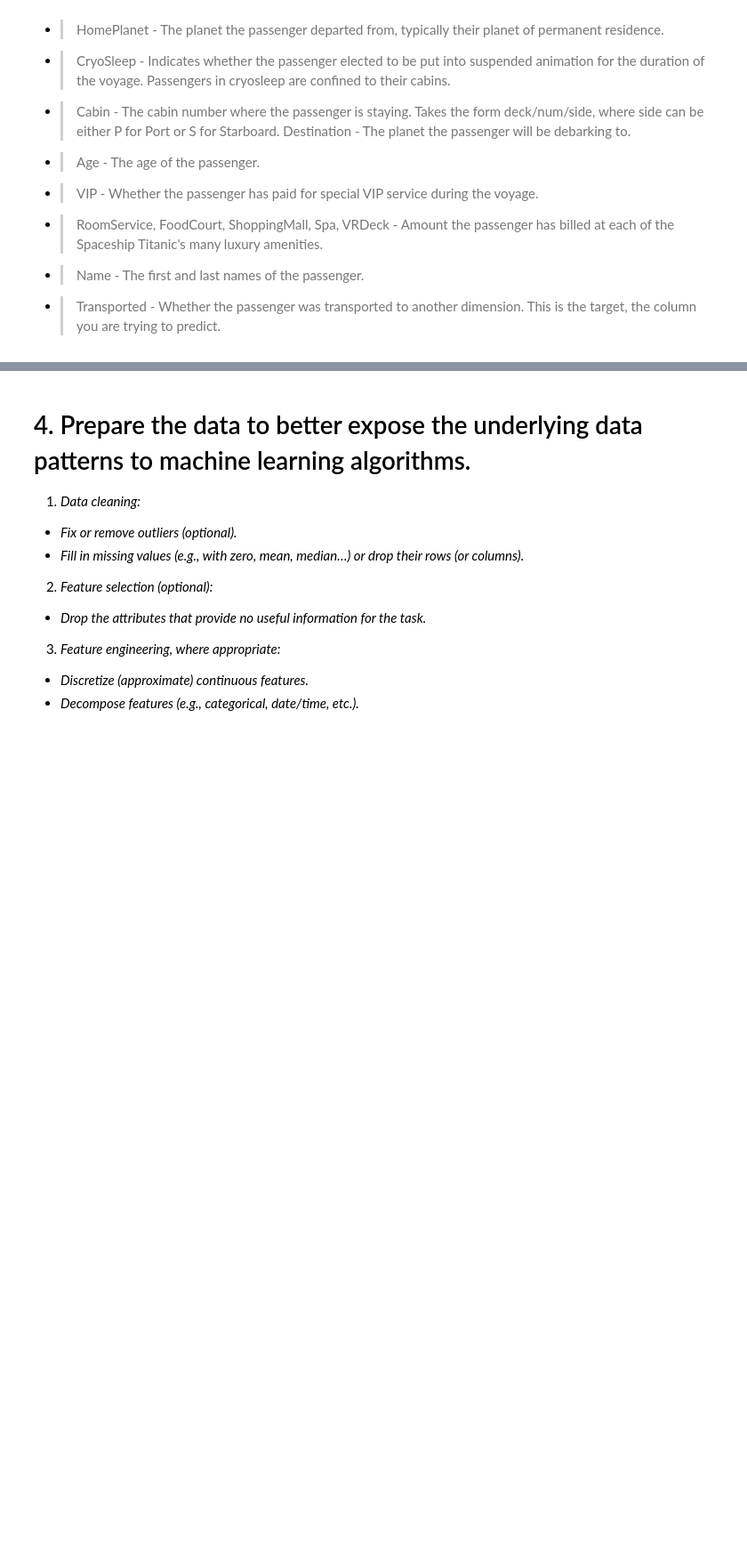
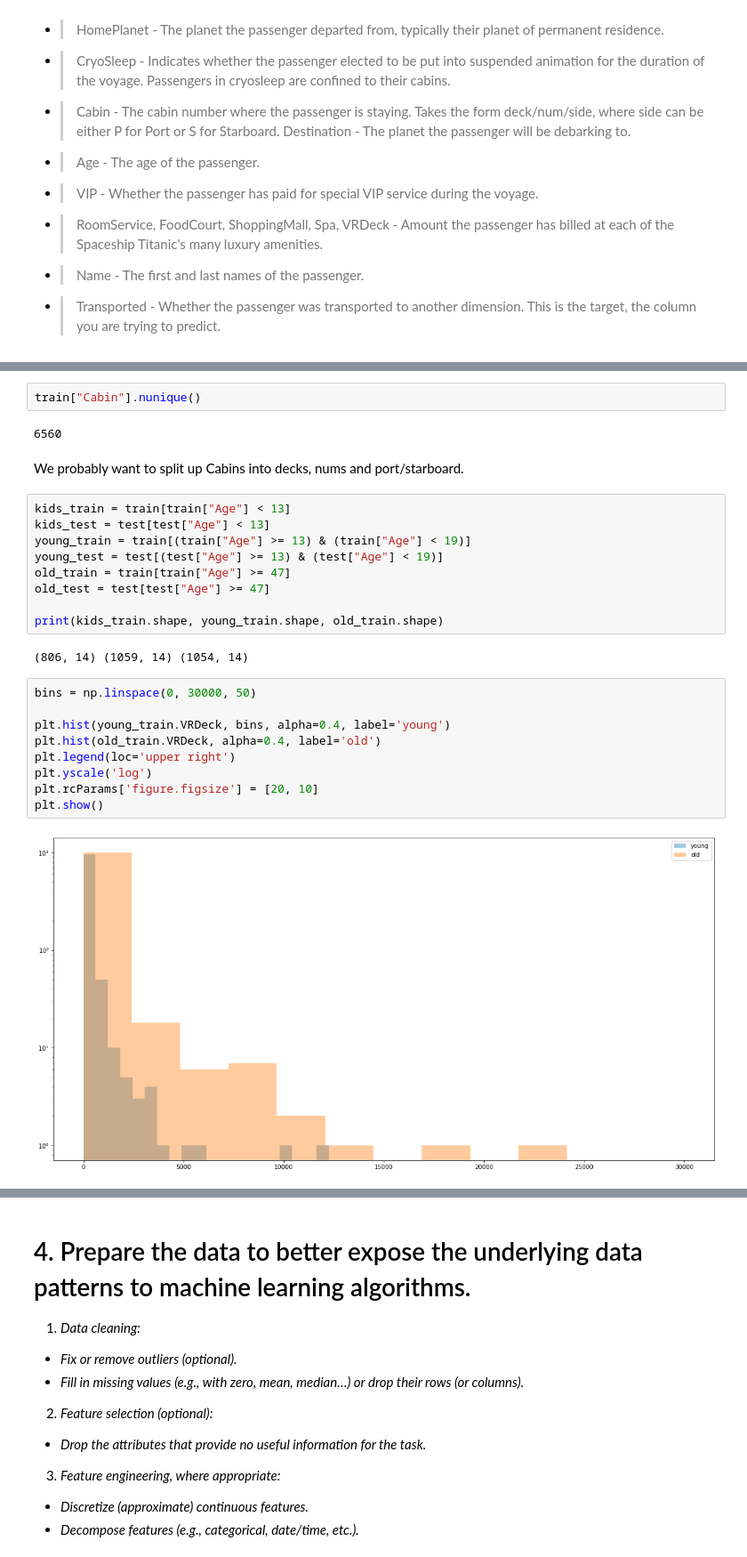
Before and after one commit to realbiker1/SpaceTitanic, a Jupyter notebook: spaceTitanic.ipynb, the cells around one changed output, grey strips where cells are left out. Shown: that part at 89% size. Saved outputs shown, nothing was run; the diff lists cells and outputs as text; blank space fills up the shorter version.

```diff
--- a/spaceTitanic.ipynb
+++ b/spaceTitanic.ipynb
@@ -152,0 +214,28 @@ dtype: int64
+# %%
+train["Cabin"].nunique()
+# %% [output]
+6560
+# %% [markdown]
+We probably want to split up Cabins into decks, nums and port/starboard.
+# %%
+kids_train = train[train["Age"] < 13]
+kids_test = test[test["Age"] < 13]
+young_train = train[(train["Age"] >= 13) & (train["Age"] < 19)]
+young_test = test[(test["Age"] >= 13) & (test["Age"] < 19)]
+old_train = train[train["Age"] >= 47]
+old_test = test[test["Age"] >= 47]
+
+print(kids_train.shape, young_train.shape, old_train.shape)
+# %% [output]
+(806, 14) (1059, 14) (1054, 14)
+# %%
+bins = np.linspace(0, 30000, 50)
+
+plt.hist(young_train.VRDeck, bins, alpha=0.4, label='young')
+plt.hist(old_train.VRDeck, alpha=0.4, label='old')
+plt.legend(loc='upper right')
+plt.yscale('log')
+plt.rcParams['figure.figsize'] = [20, 10]
+plt.show()
+# %% [output]
+[figure, added]
```
Also changed, not shown: parts of 79 cells of this notebook.
